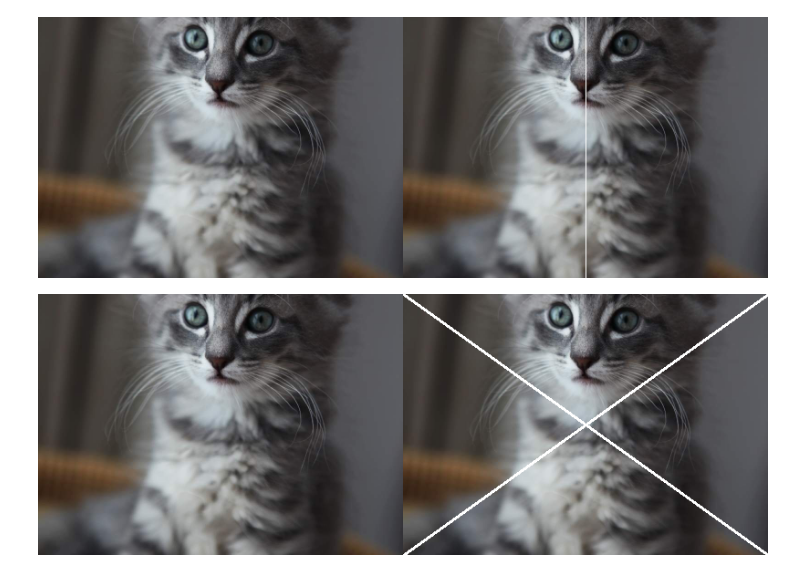
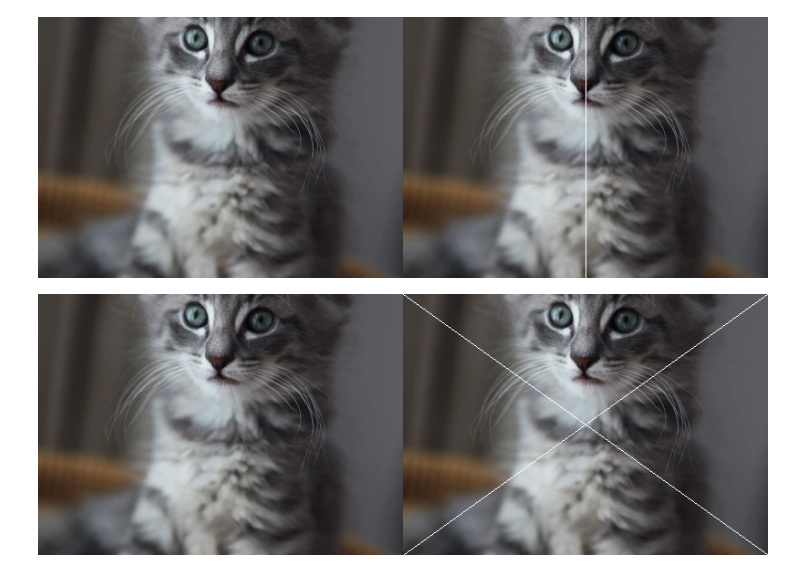
Before and after one commit to ptrnd/PCVK_Genap_2021, a Jupyter notebook: Minggu1.ipynb, the cells around one changed output. Saved outputs shown, nothing was run; the diff lists cells and outputs as text; code cells hidden in the pictures.

```diff
--- a/Minggu1.ipynb
+++ b/Minggu1.ipynb
@@ -99,18 +99,18 @@ cv2_imshow(final_frame)
 # %%
 image_2 = cv.cvtColor(image, cv.COLOR_BGR2RGB)
 image_3 = cv.cvtColor(image, cv.COLOR_BGR2RGB)
 
 #membuat garis diagonal image
 line = (0,0)
-line2 = (400,0)
+line2 = (int((lebar)),0)
 
-lineend = (400,286)
-lineend2 = (0,286)
+lineend = (int((lebar)),int((tinggi)))
+lineend2 = (0,int((tinggi)))
 
-cv.line(image_3, line, lineend, (255,255,255), 2)
-cv.line(image_3, line2, lineend2, (255,255,255), 2)
+cv.line(image_3, line, lineend, (255,255,255))
+cv.line(image_3, line2, lineend2, (255,255,255))
 
 final_frame = cv.hconcat((image_2, image_3))
 cv2_imshow(final_frame)
 # %% [output]
-[figure, old version]
+[figure, new version]
```
